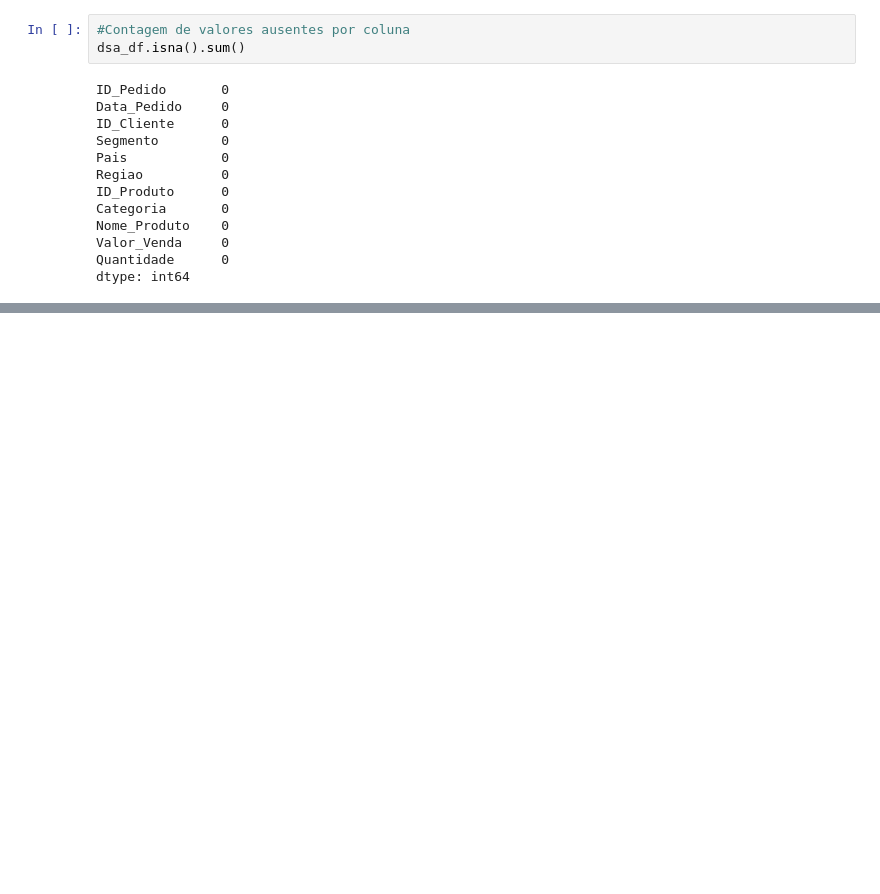
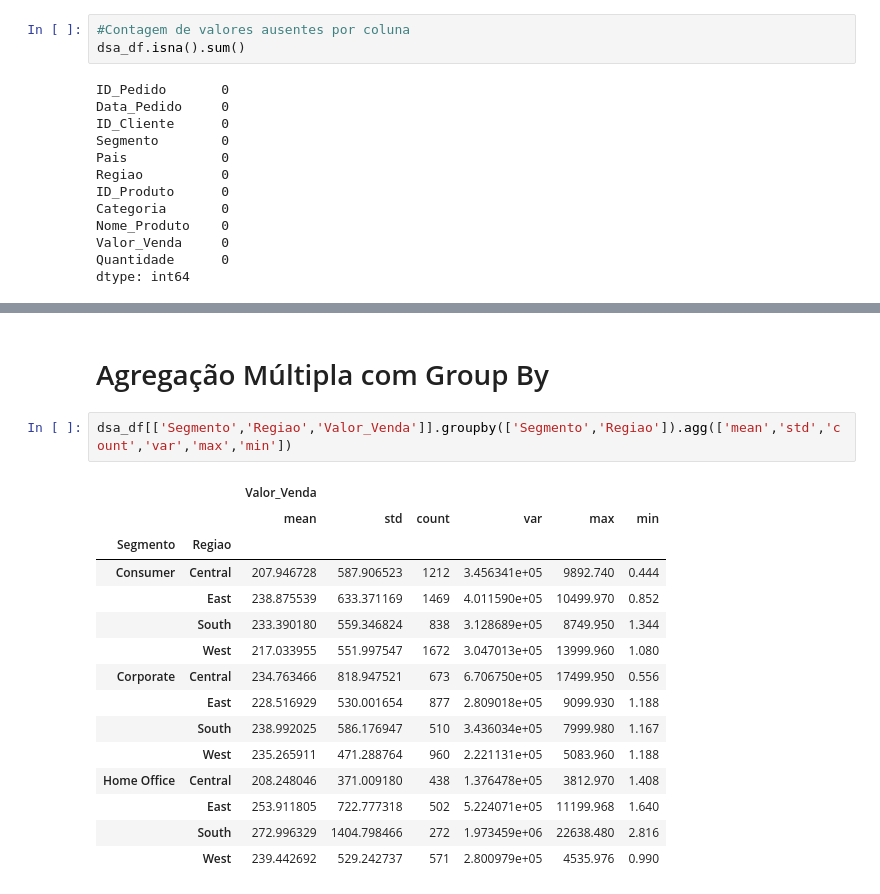
Before and after one commit to Robert-FM/curso_de_dados, a Jupyter notebook: Cap-010.ipynb, the cells around one changed output, grey strips where cells are left out. Saved outputs shown, nothing was run; the diff lists cells and outputs as text; blank space fills up the shorter version.

```diff
--- a/Cap-010.ipynb
+++ b/Cap-010.ipynb
@@ -345,0 +494,20 @@ dtype: int64
+# %% [markdown]
+# Agregação Múltipla com Group By
+# %%
+dsa_df[['Segmento','Regiao','Valor_Venda']].groupby(['Segmento','Regiao']).agg(['mean','std','count','var','max','min'])
+# %% [output]
+|  |  | Valor_Venda |  |  |  |  |  |
+|  |  | mean | std | count | var | max | min |
+| Segmento | Regiao |  |  |  |  |  |  |
+| Consumer | Central | 207.946728 | 587.906523 | 1212 | 3.456341e+05 | 9892.740 | 0.444 |
+|  | East | 238.875539 | 633.371169 | 1469 | 4.011590e+05 | 10499.970 | 0.852 |
+|  | South | 233.390180 | 559.346824 | 838 | 3.128689e+05 | 8749.950 | 1.344 |
+|  | West | 217.033955 | 551.997547 | 1672 | 3.047013e+05 | 13999.960 | 1.080 |
+| Corporate | Central | 234.763466 | 818.947521 | 673 | 6.706750e+05 | 17499.950 | 0.556 |
+|  | East | 228.516929 | 530.001654 | 877 | 2.809018e+05 | 9099.930 | 1.188 |
+|  | South | 238.992025 | 586.176947 | 510 | 3.436034e+05 | 7999.980 | 1.167 |
+|  | West | 235.265911 | 471.288764 | 960 | 2.221131e+05 | 5083.960 | 1.188 |
+| Home Office | Central | 208.248046 | 371.009180 | 438 | 1.376478e+05 | 3812.970 | 1.408 |
+|  | East | 253.911805 | 722.777318 | 502 | 5.224071e+05 | 11199.968 | 1.640 |
+|  | South | 272.996329 | 1404.798466 | 272 | 1.973459e+06 | 22638.480 | 2.816 |
+|  | West | 239.442692 | 529.242737 | 571 | 2.800979e+05 | 4535.976 | 0.990 |
```
Also changed, not shown: parts of 16 cells of this notebook.
